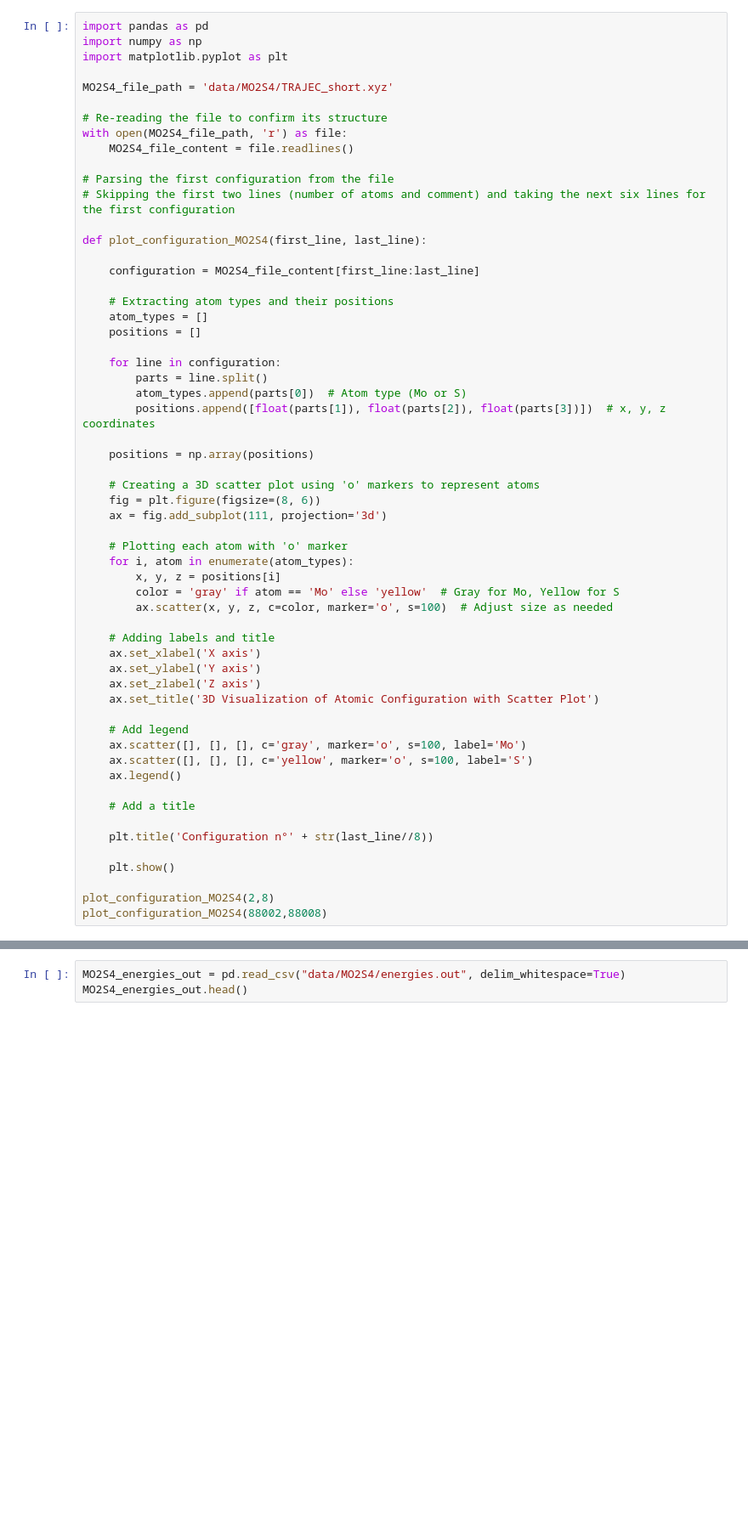
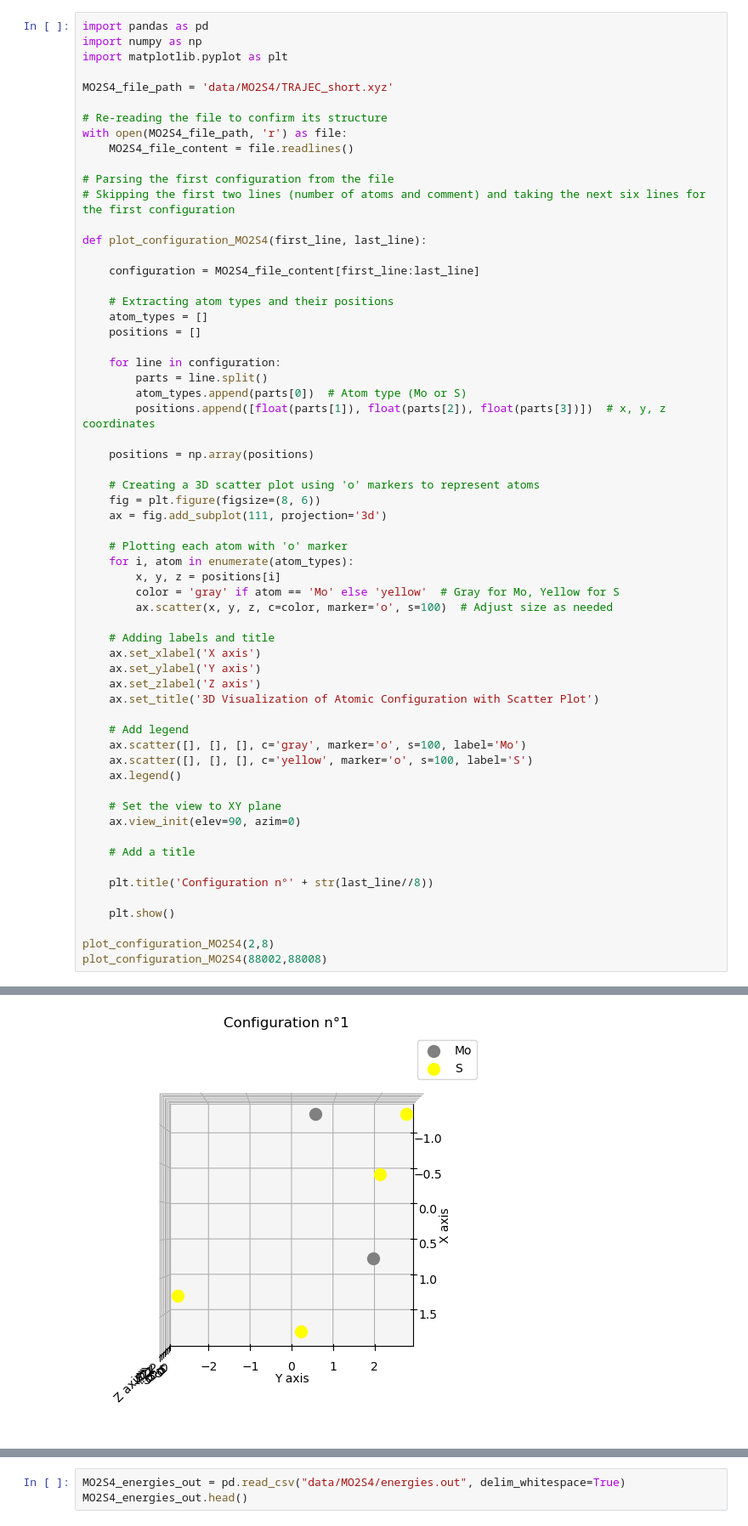
Before and after one commit to lucasboistay/molecular_dynamics, a Jupyter notebook: main.ipynb, the cells around one changed output, grey strips where cells are left out. Shown: that part at 85% size. Drawn from its saved outputs; the diff is of its cells as text; blank space fills up the shorter version.

```diff
--- a/main.ipynb
+++ b/main.ipynb
@@ -76,6 +76,9 @@ def plot_configuration_MO2S4(first_line, last_line):
     ax.scatter([], [], [], c='yellow', marker='o', s=100, label='S')
     ax.legend()
 
+    # Set the view to XY plane
+    ax.view_init(elev=90, azim=0)
+
     # Add a title
 
     plt.title('Configuration n°' + str(last_line//8))
@@ -91,0 +91 @@ plot_configuration_MO2S4(88002,88008)
+[figure, added]
```
Also changed, not shown: parts of 18 cells of this notebook.
